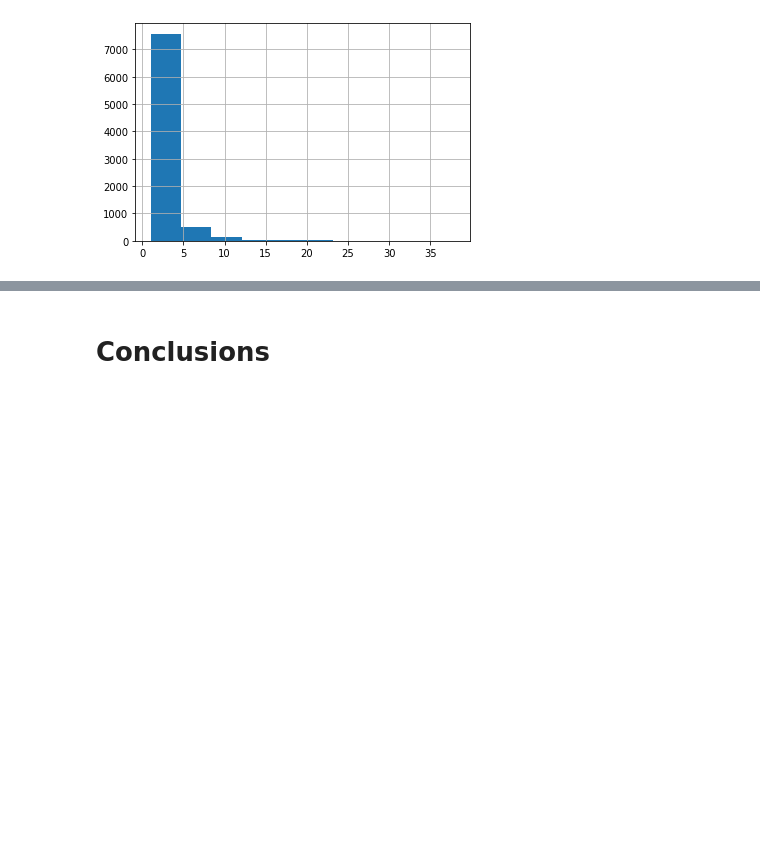
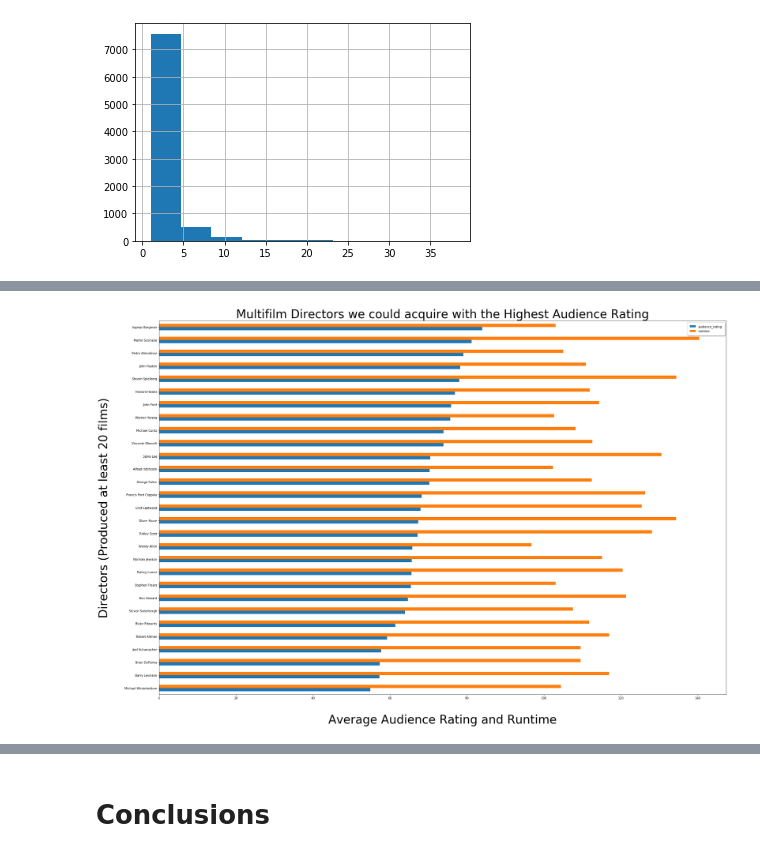
Before and after one commit to SamuelRahwa/Successful-Film-or-Not-, a Jupyter notebook: what_factors_make_a_film_successful.ipynb, the cells around one changed output, grey strips where cells are left out. Cells and saved outputs as stored; diff of their text form; code cells hidden in the pictures; blank space fills up the shorter version.

```diff
--- a/what_factors_make_a_film_successful.ipynb
+++ b/what_factors_make_a_film_successful.ipynb
@@ -359,0 +371,17 @@ ax.legend(fancybox = True, framealpha = 1, shadow = True, borderpad = 1);
+# %%
+# Which Multifilm Directors should we acquire?
+
+fig, ax = plt.subplots(figsize=(30,20))
+filtered_directors_frame[['audience_rating', 'runtime']].\
+                        groupby(filtered_directors_frame['primary_director']).mean()\
+                        .sort_values(by = 'audience_rating', ascending = True).plot(kind = 'barh', ax = ax);
+
+plt.ylabel("Directors (Produced at least 20 films)",labelpad = 50, fontsize = 40)
+plt.xlabel("Average Audience Rating and Runtime",labelpad = 50, fontsize = 40)
+plt.title("Multifilm Directors we could acquire with the Highest Audience Rating",fontsize = 40)
+
+ax.legend(loc = 'lower right', frameon = False)
+ax.legend(fancybox = True, framealpha = 1, shadow = True, borderpad = 1, fontsize = 'medium');
+plt.tight_layout()
+# %% [output]
+[figure, added]
```
Also changed, not shown: parts of 36 cells of this notebook, 10 other files.
